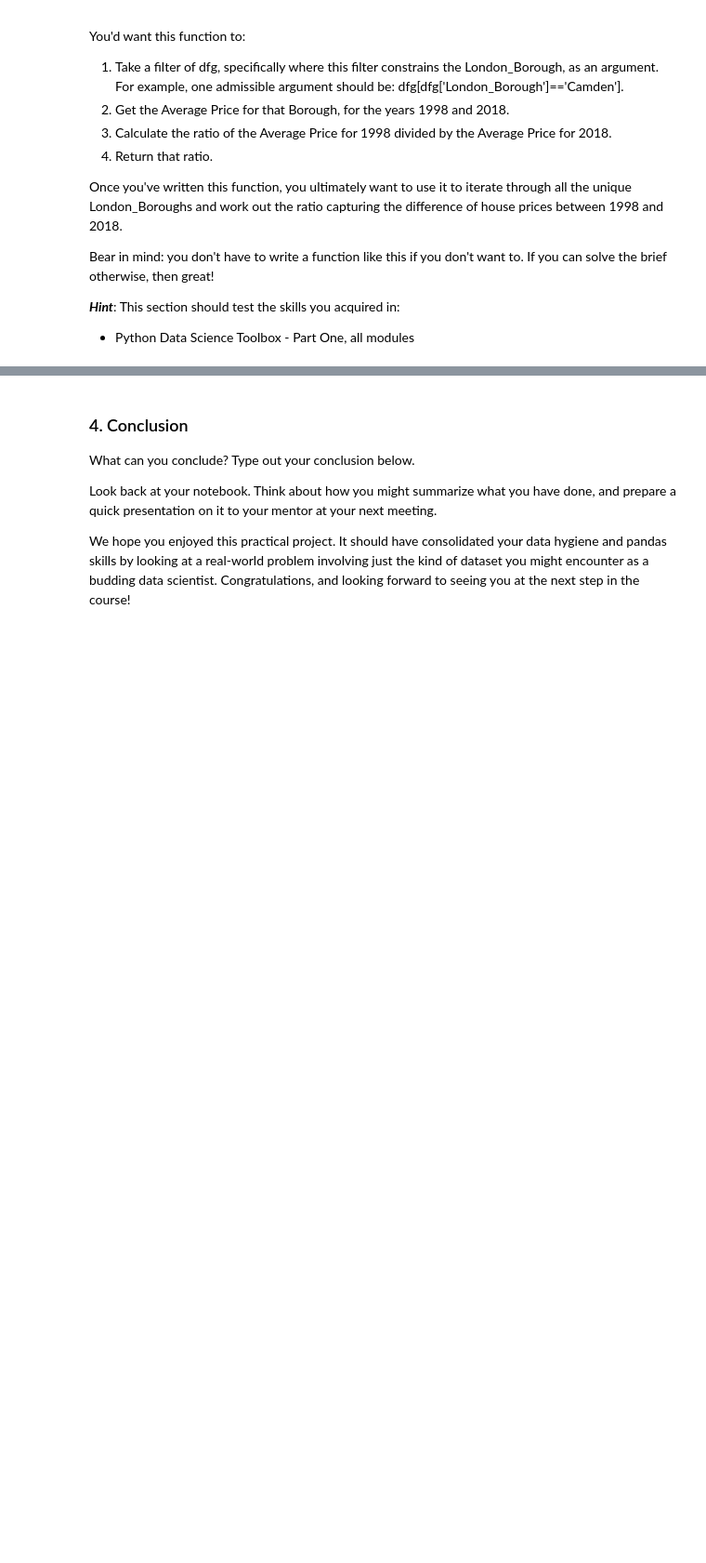
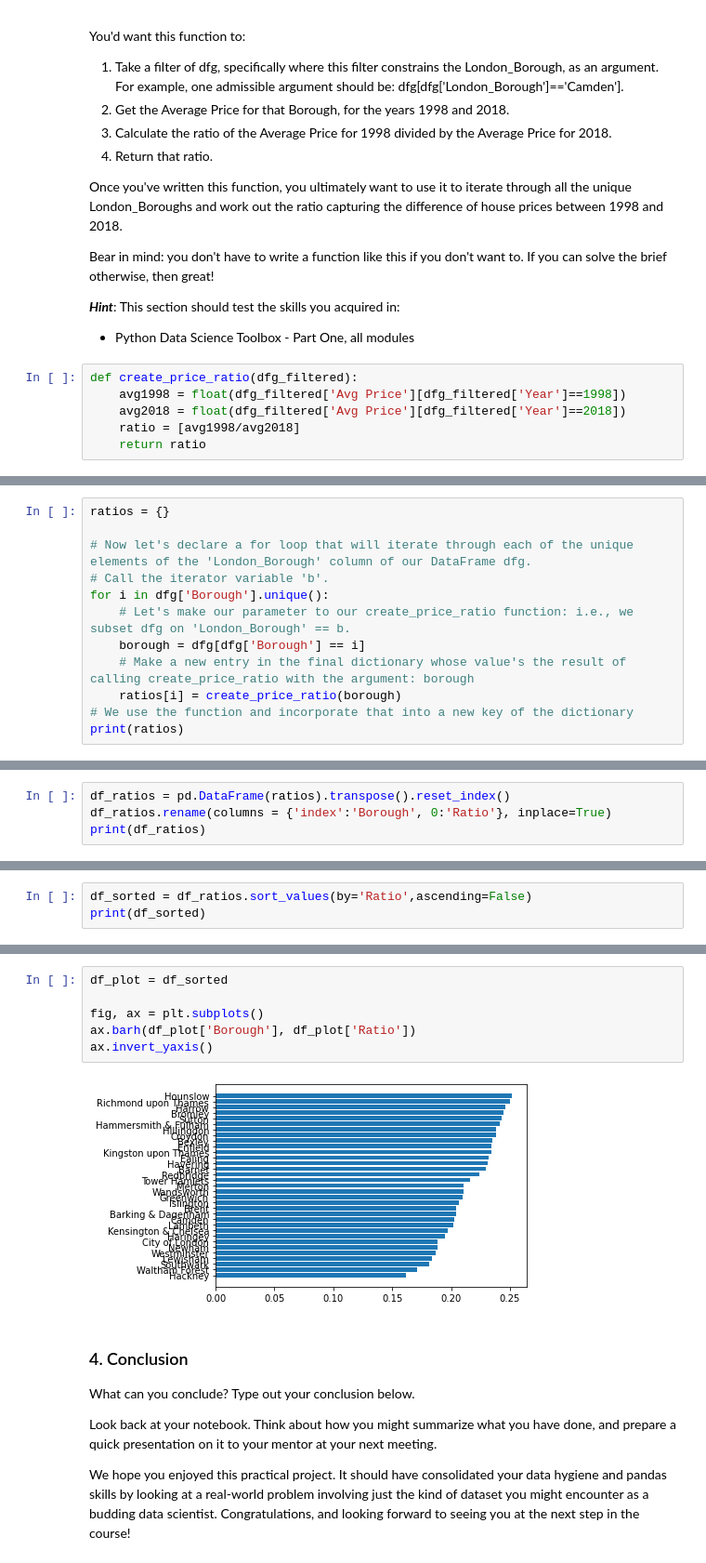
Before and after one commit to ipaulson/sb-unit-4, a Jupyter notebook: Unit 4 Challenge - Tier 3.ipynb, the cells around one changed output, grey strips where cells are left out. Shown: that part at 93% size. Saved outputs shown, nothing was run; the diff lists cells and outputs as text; blank space fills up the shorter version.

```diff
--- a/Unit 4 Challenge - Tier 3.ipynb
+++ b/Unit 4 Challenge - Tier 3.ipynb
@@ -338,3 +383,9 @@ Bear in mind: you don't have to write a function like this if you don't want to.
 
 ***Hint***: This section should test the skills you acquired in:
 - Python Data Science Toolbox - Part One, all modules
+# %%
+def create_price_ratio(dfg_filtered):
+    avg1998 = float(dfg_filtered['Avg Price'][dfg_filtered['Year']==1998])
+    avg2018 = float(dfg_filtered['Avg Price'][dfg_filtered['Year']==2018])
+    ratio = [avg1998/avg2018]
+    return ratio
@@ -340,0 +396,12 @@ Bear in mind: you don't have to write a function like this if you don't want to.
+# %%
+ratios = {}
+
+# Now let's declare a for loop that will iterate through each of the unique elements of the 'London_Borough' column of our DataFrame dfg.
+# Call the iterator variable 'b'.
+for i in dfg['Borough'].unique():
+    # Let's make our parameter to our create_price_ratio function: i.e., we subset dfg on 'London_Borough' == b.
+    borough = dfg[dfg['Borough'] == i]
+    # Make a new entry in the final dictionary whose value's the result of calling create_price_ratio with the argument: borough
+    ratios[i] = create_price_ratio(borough)
+# We use the function and incorporate that into a new key of the dictionary
+print(ratios)
@@ -340,0 +410,4 @@ Bear in mind: you don't have to write a function like this if you don't want to.
+# %%
+df_ratios = pd.DataFrame(ratios).transpose().reset_index()
+df_ratios.rename(columns = {'index':'Borough', 0:'Ratio'}, inplace=True)
+print(df_ratios)
@@ -340,0 +432,3 @@ Bear in mind: you don't have to write a function like this if you don't want to.
+# %%
+df_sorted = df_ratios.sort_values(by='Ratio',ascending=False)
+print(df_sorted)
@@ -341,3 +453,11 @@ Bear in mind: you don't have to write a function like this if you don't want to.
+# %%
+df_plot = df_sorted
+
+fig, ax = plt.subplots()
+ax.barh(df_plot['Borough'], df_plot['Ratio'])
+ax.invert_yaxis()
+# %% [output]
+[figure, added]
 # %% [markdown]
 ### 4. Conclusion
 What can you conclude? Type out your conclusion below.
```
Also changed, not shown: parts of 8 cells of this notebook.
